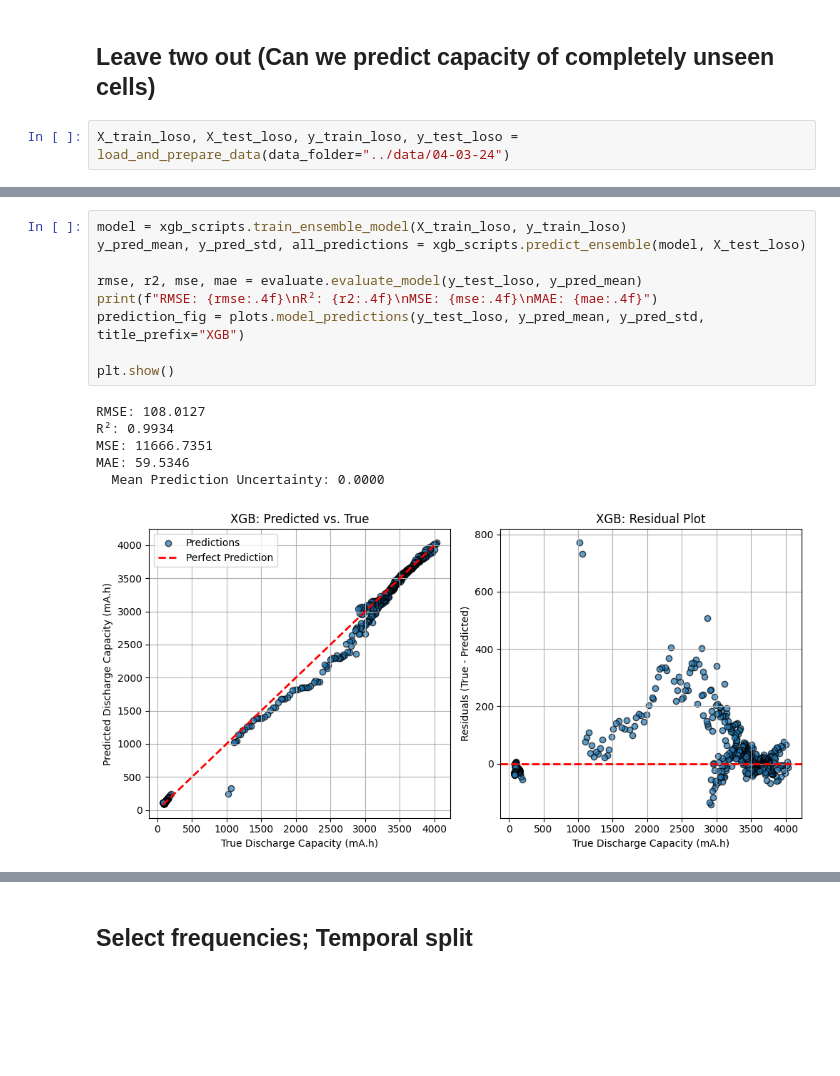
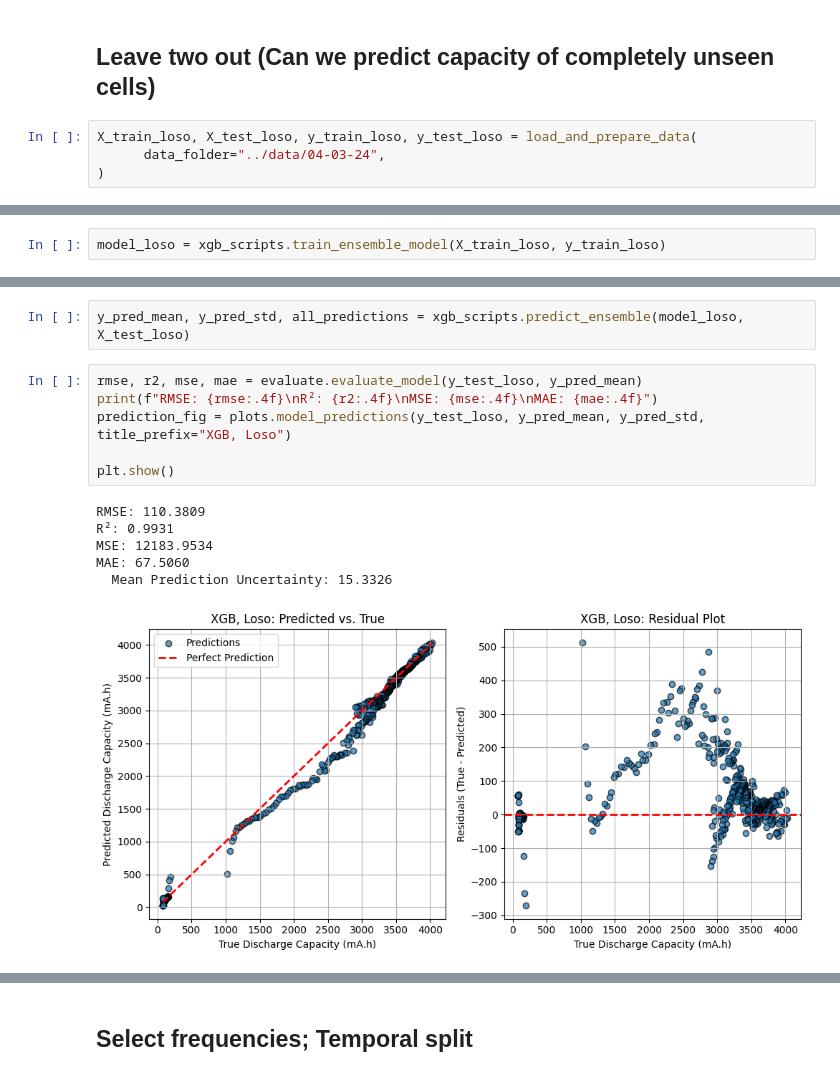
Before and after one commit to NithinJakrebet/eis-ml, a Jupyter notebook: notebooks/gradient_boosting.ipynb, the cells around one changed output, grey strips where cells are left out. Saved outputs shown, nothing was run; the diff lists cells and outputs as text; blank space fills up the shorter version.

```diff
--- a/notebooks/gradient_boosting.ipynb
+++ b/notebooks/gradient_boosting.ipynb
@@ -19,5 +20,7 @@ The autoreload extension is already loaded. To reload it, use:
 # %% [markdown]
 ## Leave two out (Can we predict capacity of completely unseen cells)
 # %%
-X_train_loso, X_test_loso, y_train_loso, y_test_loso = load_and_prepare_data(data_folder="../data/04-03-24")
+X_train_loso, X_test_loso, y_train_loso, y_test_loso = load_and_prepare_data(
+      data_folder="../data/04-03-24",
+)
 # %% [output]
@@ -24,0 +31,2 @@ KeyboardInterrupt:
+# %%
+model_loso = xgb_scripts.train_ensemble_model(X_train_loso, y_train_loso)
@@ -25,19 +50,18 @@ KeyboardInterrupt:
+# %%
+y_pred_mean, y_pred_std, all_predictions = xgb_scripts.predict_ensemble(model_loso, X_test_loso)
 # %%
-model = xgb_scripts.train_ensemble_model(X_train_loso, y_train_loso)
-y_pred_mean, y_pred_std, all_predictions = xgb_scripts.predict_ensemble(model, X_test_loso)
-
 rmse, r2, mse, mae = evaluate.evaluate_model(y_test_loso, y_pred_mean)
 print(f"RMSE: {rmse:.4f}\nR²: {r2:.4f}\nMSE: {mse:.4f}\nMAE: {mae:.4f}")
-prediction_fig = plots.model_predictions(y_test_loso, y_pred_mean, y_pred_std, title_prefix="XGB")
+prediction_fig = plots.model_predictions(y_test_loso, y_pred_mean, y_pred_std, title_prefix="XGB, Loso")
 
 plt.show()
 # %% [output]
-RMSE: 108.0127
-R²: 0.9934
-MSE: 11666.7351
-MAE: 59.5346
-  Mean Prediction Uncertainty: 0.0000
+RMSE: 110.3809
+R²: 0.9931
+MSE: 12183.9534
+MAE: 67.5060
+  Mean Prediction Uncertainty: 15.3326
-[figure, old version]
+[figure, new version]
 # %%
 # Save temporal model and results
 metrics_dict = {'rmse': rmse, 'r2': r2, 'mse': mse, 'mae': mae}
```
Also changed, not shown: parts of 18 cells of this notebook, 20 other files.
